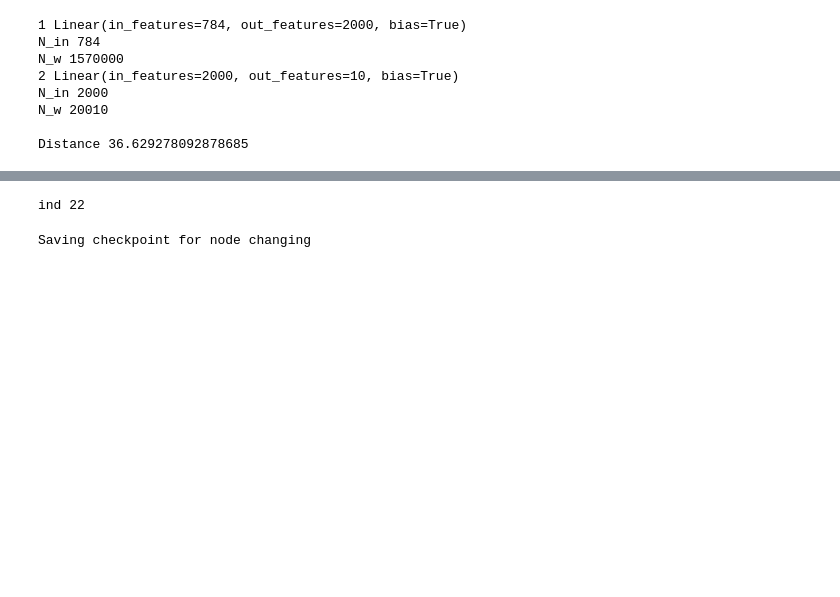
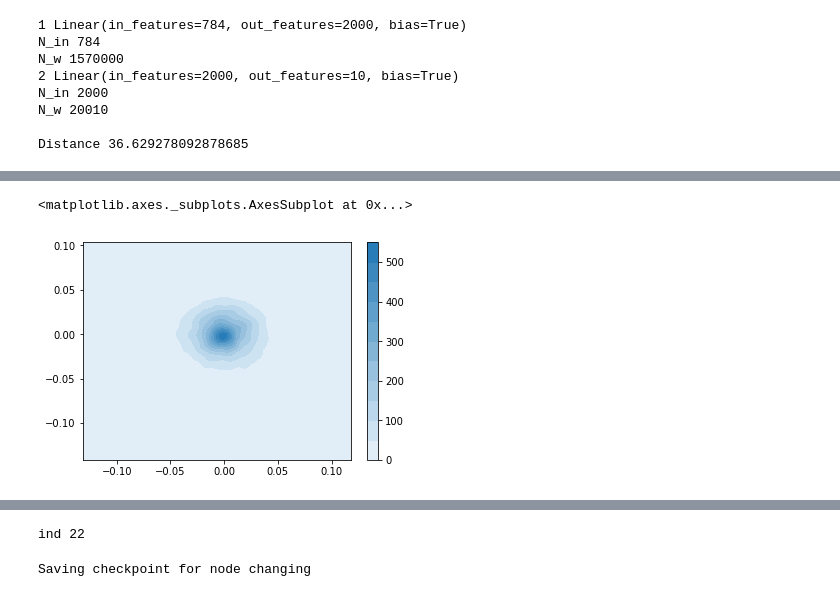
Before and after one commit to avecplezir/dnn-mode-connectivity, a Jupyter notebook: training_distributions.ipynb, the cells around one changed output, grey strips where cells are left out. Saved outputs shown, nothing was run; the diff lists cells and outputs as text; code cells hidden in the pictures; blank space fills up the shorter version.

```diff
--- a/training_distributions.ipynb
+++ b/training_distributions.ipynb
@@ -120,0 +168,5 @@ distance(model1, model2)
+# %%
+sns.kdeplot(S1[:, -1], S1[:, -2], shade=True,  cbar=True)
+# %% [output]
+<matplotlib.axes._subplots.AxesSubplot at 0x...>
+[figure, added]
```
Also changed, not shown: parts of 92 cells of this notebook, 25 other files.
